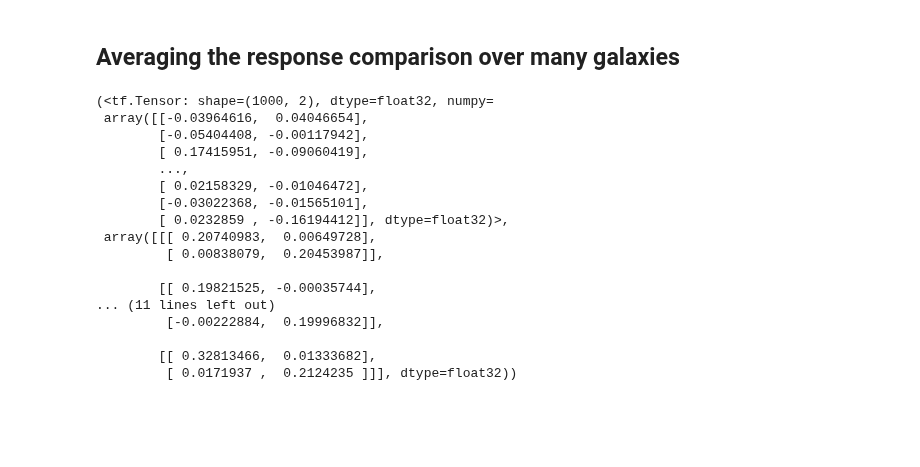
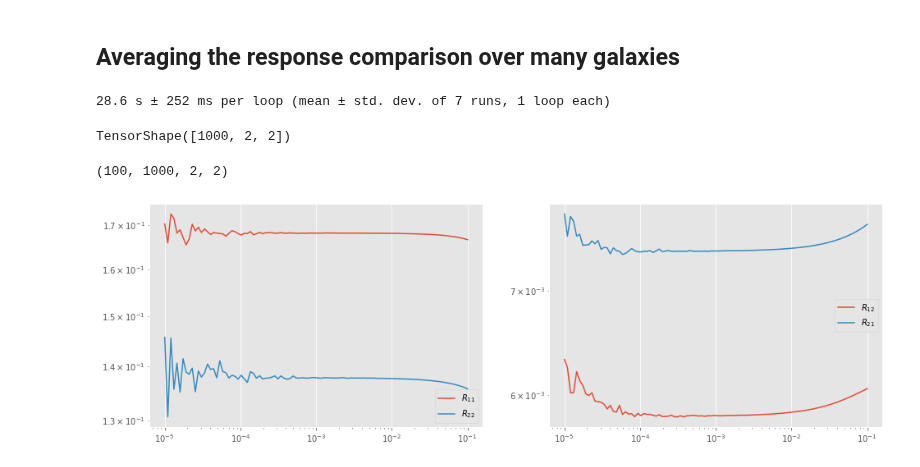
Before and after one commit to CosmoStat/autometacal, a Jupyter notebook: notebooks/metacal_compare_auto_finite.ipynb, the cells around one changed output. Saved outputs shown, nothing was run; the diff lists cells and outputs as text; code cells hidden in the pictures; blank space fills up the shorter version.

```diff
--- a/notebooks/metacal_compare_auto_finite.ipynb
+++ b/notebooks/metacal_compare_auto_finite.ipynb
@@ -63,7 +63,7 @@ def make_data(N=1,
   return gal_image_stack, psf_image_stack
 # %%
 gal_images, psf_images = make_data(N=1,psf_noise = psf_noise,
-                                  img_noise = 10*img_noise,
+                                  img_noise = img_noise,
                                   scale = scale,
                                   stamp_size = stamp_size,
                                   psf_fwhm = psf_fwhm,
@@ -465,22 +465,47 @@ savefig("linearity_zoomed.png",bbox_inches="tight")
 # %% [markdown]
 ## Averaging the response comparison over many galaxies
 # %%
-get_metacal_response_finitediff(gal_images,psf_images,reconv_psf_image,step=0.01,method=get_ellipticities)
+%%timeit
+e_finite, R_finite = get_metacal_response_finitediff(gal_images,
+                                                     psf_images,
+                                                     reconv_psf_image,
+                                                     step=0.01,
+                                                     method=get_ellipticities)
 # %% [output]
-(<tf.Tensor: shape=(1000, 2), dtype=float32, numpy=
- array([[-0.03964616,  0.04046654],
-        [-0.05404408, -0.00117942],
-        [ 0.17415951, -0.09060419],
-        ...,
-        [ 0.02158329, -0.01046472],
-        [-0.03022368, -0.01565101],
-        [ 0.0232859 , -0.16194412]], dtype=float32)>,
- array([[[ 0.20740983,  0.00649728],
-         [ 0.00838079,  0.20453987]],
-
-        [[ 0.19821525, -0.00035744],
-... (11 lines left out)
-         [-0.00222884,  0.19996832]],
-
-        [[ 0.32813466,  0.01333682],
-         [ 0.0171937 ,  0.2124235 ]]], dtype=float32))
+28.6 s ± 252 ms per loop (mean ± std. dev. of 7 runs, 1 loop each)
+# %%
+e_finite_list = []
+R_finite_list = []
+for step in steps:
+  e_finite, R_finite = get_metacal_response_finitediff(gal_images,
+                                                       psf_images,
+                                                       reconv_psf_image,
+                                                       step=step,
+                                                       method=get_ellipticities)
+  e_finite_list.append(e_finite)
+  R_finite_list.append(R_finite)
+# %%
+R_auto.shape
+# %% [output]
+TensorShape([1000, 2, 2])
+# %%
+np.array(R_finite_list).shape
+# %% [output]
+(100, 1000, 2, 2)
+# %%
+figure(figsize=(16,5))
+subplot(121)
+plot(steps,np.mean((R_auto[:,0,0]-np.array(R_finite_list)[:,:,0,0]),axis=1),label="$R_{11}$")
+plot(steps,np.mean((R_auto[:,1,1]-np.array(R_finite_list)[:,:,1,1]),axis=1),label="$R_{22}$")
+legend()
+xscale('log')
+yscale('log')
+
+subplot(122)
+plot(steps,np.mean(abs(R_auto[:,0,1]-np.array(R_finite_list)[:,:,0,1]),axis=1),label="$R_{12}$")
+plot(steps,np.mean(abs(R_auto[:,1,0]-np.array(R_finite_list)[:,:,1,0]),axis=1),label="$R_{21}$")
+legend()
+xscale('log')
+yscale('log')
+# %% [output]
+[figure, added]
```
Also changed, not shown: parts of 1 cell of this notebook.
